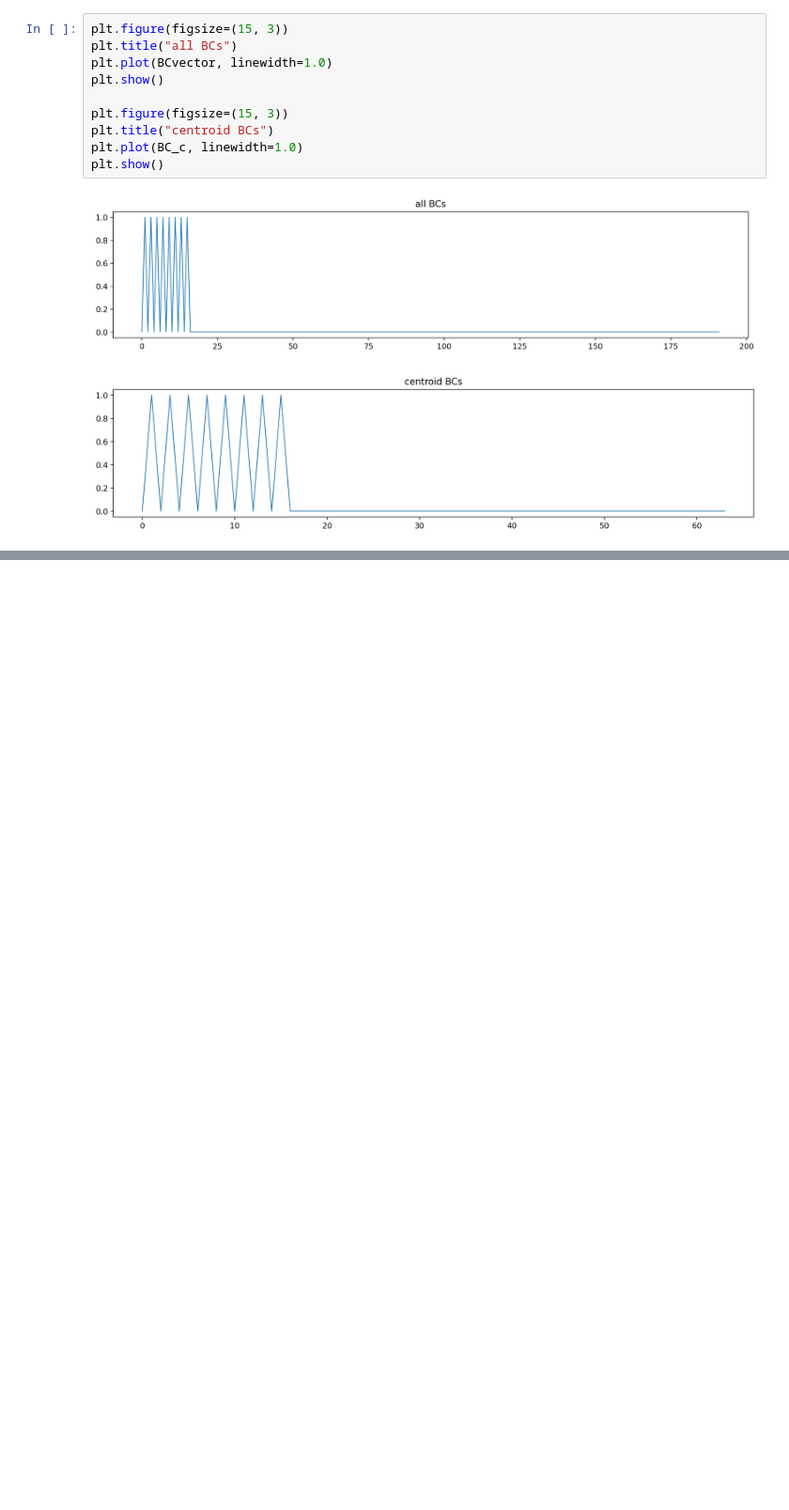
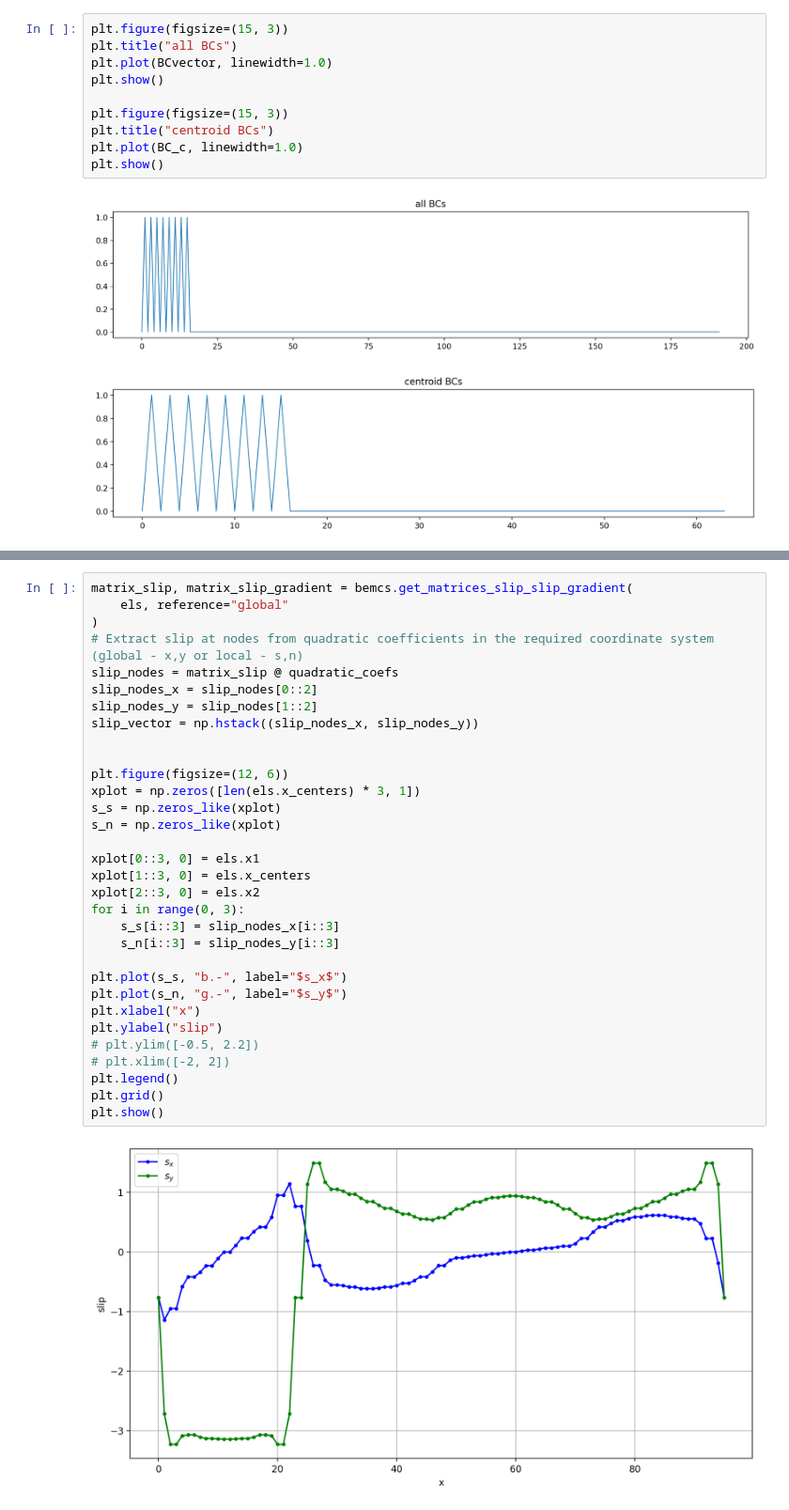
Before and after one commit to mallickrishg/bemcs, a Jupyter notebook: examples/example_box_gravity.ipynb, the cells around one changed output, grey strips where cells are left out. Shown at 94% size. Saved outputs shown, nothing was run; the diff lists cells and outputs as text; blank space fills up the shorter version.

```diff
--- a/examples/example_box_gravity.ipynb
+++ b/examples/example_box_gravity.ipynb
@@ -501,0 +503,34 @@ array([[-2.02914074e-13],
+# %%
+matrix_slip, matrix_slip_gradient = bemcs.get_matrices_slip_slip_gradient(
+    els, reference="global"
+)
+# Extract slip at nodes from quadratic coefficients in the required coordinate system (global - x,y or local - s,n)
+slip_nodes = matrix_slip @ quadratic_coefs
+slip_nodes_x = slip_nodes[0::2]
+slip_nodes_y = slip_nodes[1::2]
+slip_vector = np.hstack((slip_nodes_x, slip_nodes_y))
+
+
+plt.figure(figsize=(12, 6))
+xplot = np.zeros([len(els.x_centers) * 3, 1])
+s_s = np.zeros_like(xplot)
+s_n = np.zeros_like(xplot)
+
+xplot[0::3, 0] = els.x1
+xplot[1::3, 0] = els.x_centers
+xplot[2::3, 0] = els.x2
+for i in range(0, 3):
+    s_s[i::3] = slip_nodes_x[i::3]
+    s_n[i::3] = slip_nodes_y[i::3]
+
+plt.plot(s_s, "b.-", label="$s_x$")
+plt.plot(s_n, "g.-", label="$s_y$")
+plt.xlabel("x")
+plt.ylabel("slip")
+# plt.ylim([-0.5, 2.2])
+# plt.xlim([-2, 2])
+plt.legend()
+plt.grid()
+plt.show()
+# %% [output]
+[figure, added]
```
Also changed, not shown: parts of 4 cells of this notebook, 1 other file.
